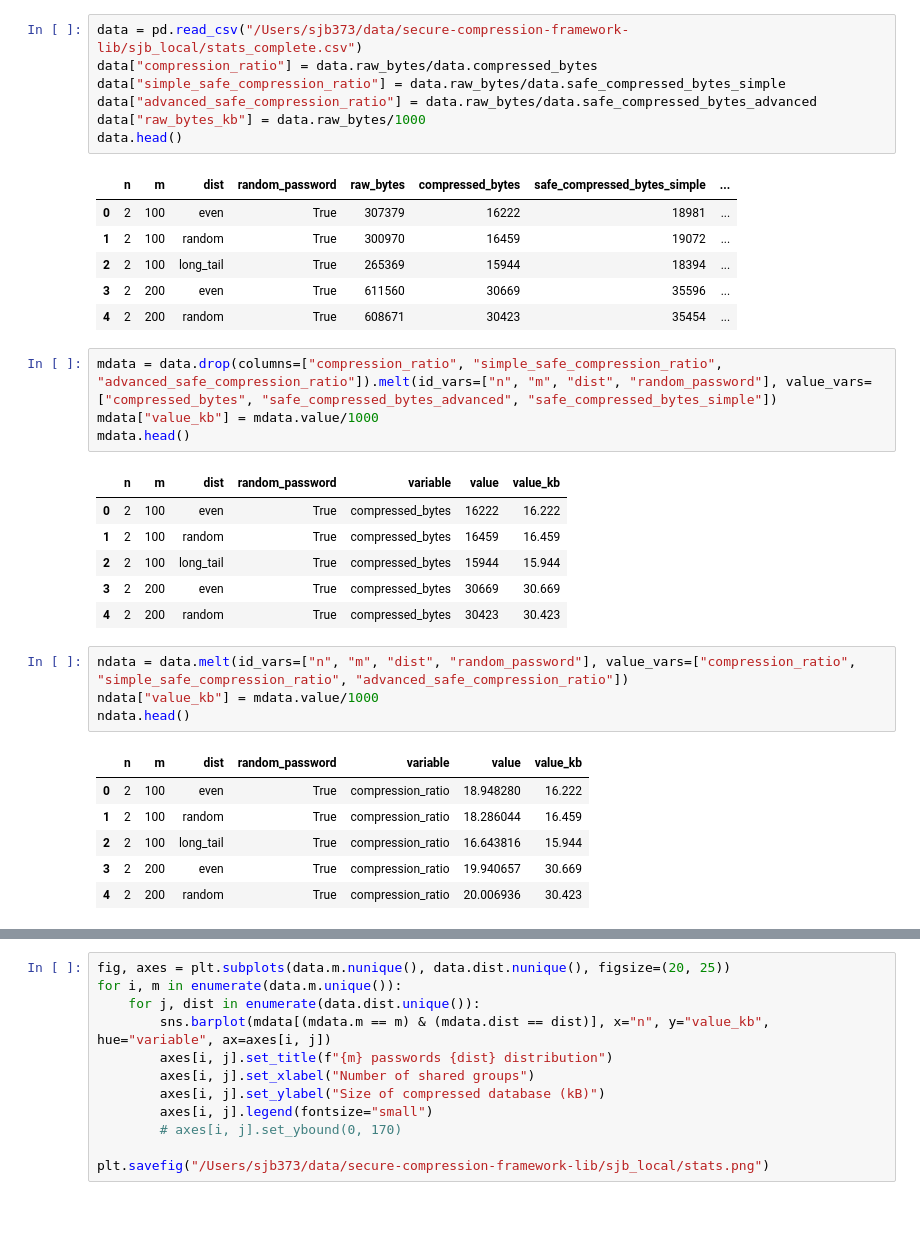
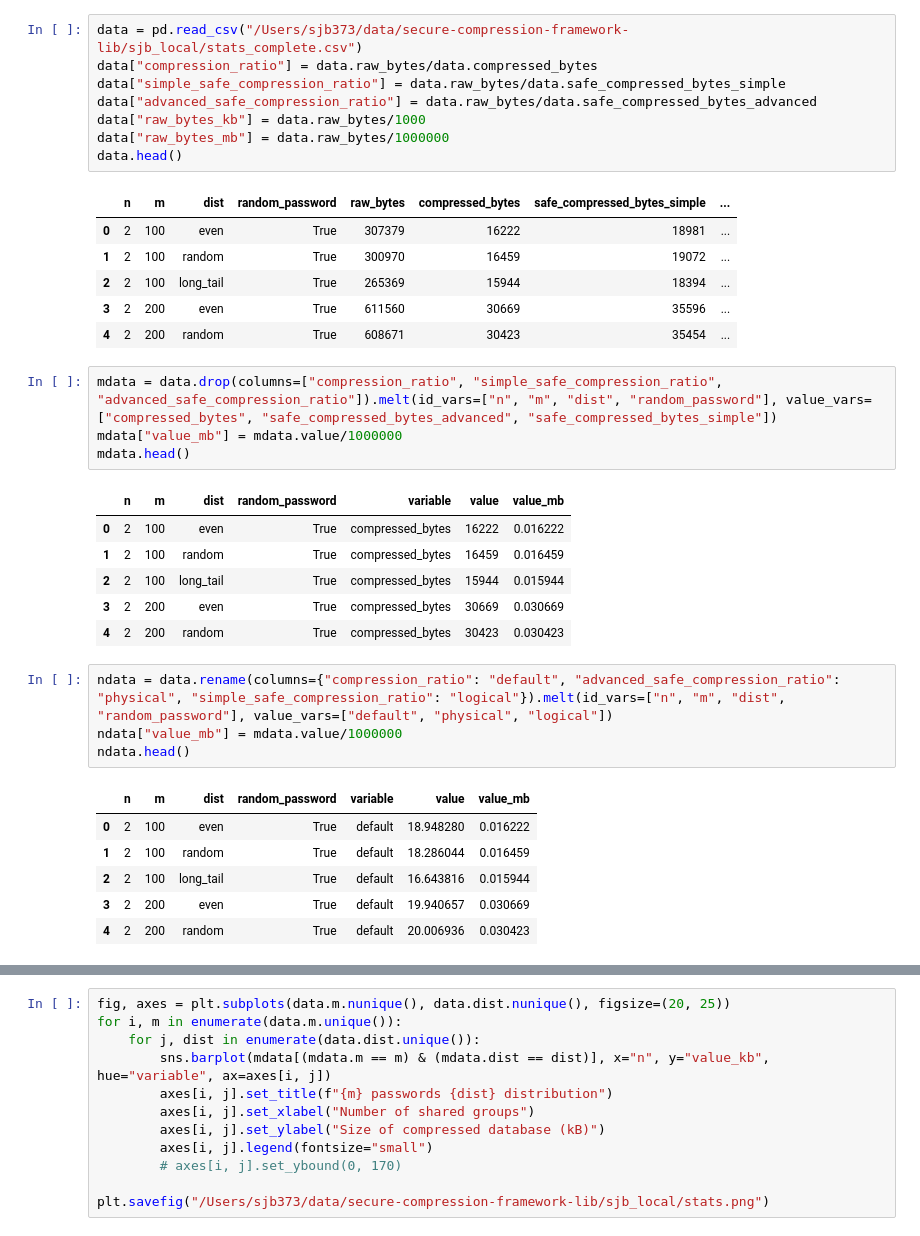
Before and after one commit to AFdrolf/secure-compression-framework-lib, a Jupyter notebook: evaluation/stats/plot_keepass_eval.ipynb, the cells around one changed output, grey strips where cells are left out. Drawn from its saved outputs; the diff is of its cells as text.

```diff
--- a/evaluation/stats/plot_keepass_eval.ipynb
+++ b/evaluation/stats/plot_keepass_eval.ipynb
@@ -8,6 +10,7 @@ data["compression_ratio"] = data.raw_bytes/data.compressed_bytes
 data["simple_safe_compression_ratio"] = data.raw_bytes/data.safe_compressed_bytes_simple
 data["advanced_safe_compression_ratio"] = data.raw_bytes/data.safe_compressed_bytes_advanced
 data["raw_bytes_kb"] = data.raw_bytes/1000
+data["raw_bytes_mb"] = data.raw_bytes/1000000
 data.head()
 # %% [output]
 |  | n | m | dist | random_password | raw_bytes | compressed_bytes | safe_compressed_bytes_simple | ... |
@@ -18,24 +21,24 @@ data.head()
 | 4 | 2 | 200 | random | True | 608671 | 30423 | 35454 | ... |
 # %%
 mdata = data.drop(columns=["compression_ratio", "simple_safe_compression_ratio", "advanced_safe_compression_ratio"]).melt(id_vars=["n", "m", "dist", "random_password"], value_vars=["compressed_bytes", "safe_compressed_bytes_advanced", "safe_compressed_bytes_simple"])
-mdata["value_kb"] = mdata.value/1000
+mdata["value_mb"] = mdata.value/1000000
 mdata.head()
 # %% [output]
-|  | n | m | dist | random_password | variable | value | value_kb |
-| 0 | 2 | 100 | even | True | compressed_bytes | 16222 | 16.222 |
-| 1 | 2 | 100 | random | True | compressed_bytes | 16459 | 16.459 |
-| 2 | 2 | 100 | long_tail | True | compressed_bytes | 15944 | 15.944 |
-| 3 | 2 | 200 | even | True | compressed_bytes | 30669 | 30.669 |
-| 4 | 2 | 200 | random | True | compressed_bytes | 30423 | 30.423 |
+|  | n | m | dist | random_password | variable | value | value_mb |
+| 0 | 2 | 100 | even | True | compressed_bytes | 16222 | 0.016222 |
+| 1 | 2 | 100 | random | True | compressed_bytes | 16459 | 0.016459 |
+| 2 | 2 | 100 | long_tail | True | compressed_bytes | 15944 | 0.015944 |
+| 3 | 2 | 200 | even | True | compressed_bytes | 30669 | 0.030669 |
+| 4 | 2 | 200 | random | True | compressed_bytes | 30423 | 0.030423 |
 # %%
-ndata = data.melt(id_vars=["n", "m", "dist", "random_password"], value_vars=["compression_ratio", "simple_safe_compression_ratio", "advanced_safe_compression_ratio"])
-ndata["value_kb"] = mdata.value/1000
+ndata = data.rename(columns={"compression_ratio": "default", "advanced_safe_compression_ratio": "physical", "simple_safe_compression_ratio": "logical"}).melt(id_vars=["n", "m", "dist", "random_password"], value_vars=["default", "physical", "logical"])
+ndata["value_mb"] = mdata.value/1000000
 ndata.head()
 # %% [output]
-|  | n | m | dist | random_password | variable | value | value_kb |
-| 0 | 2 | 100 | even | True | compression_ratio | 18.948280 | 16.222 |
-| 1 | 2 | 100 | random | True | compression_ratio | 18.286044 | 16.459 |
-| 2 | 2 | 100 | long_tail | True | compression_ratio | 16.643816 | 15.944 |
-| 3 | 2 | 200 | even | True | compression_ratio | 19.940657 | 30.669 |
-| 4 | 2 | 200 | random | True | compression_ratio | 20.006936 | 30.423 |
+|  | n | m | dist | random_password | variable | value | value_mb |
+| 0 | 2 | 100 | even | True | default | 18.948280 | 0.016222 |
+| 1 | 2 | 100 | random | True | default | 18.286044 | 0.016459 |
+| 2 | 2 | 100 | long_tail | True | default | 16.643816 | 0.015944 |
+| 3 | 2 | 200 | even | True | default | 19.940657 | 0.030669 |
+| 4 | 2 | 200 | random | True | default | 20.006936 | 0.030423 |
 # %%
```
Also changed, not shown: parts of 3 cells of this notebook, 6 other files.
